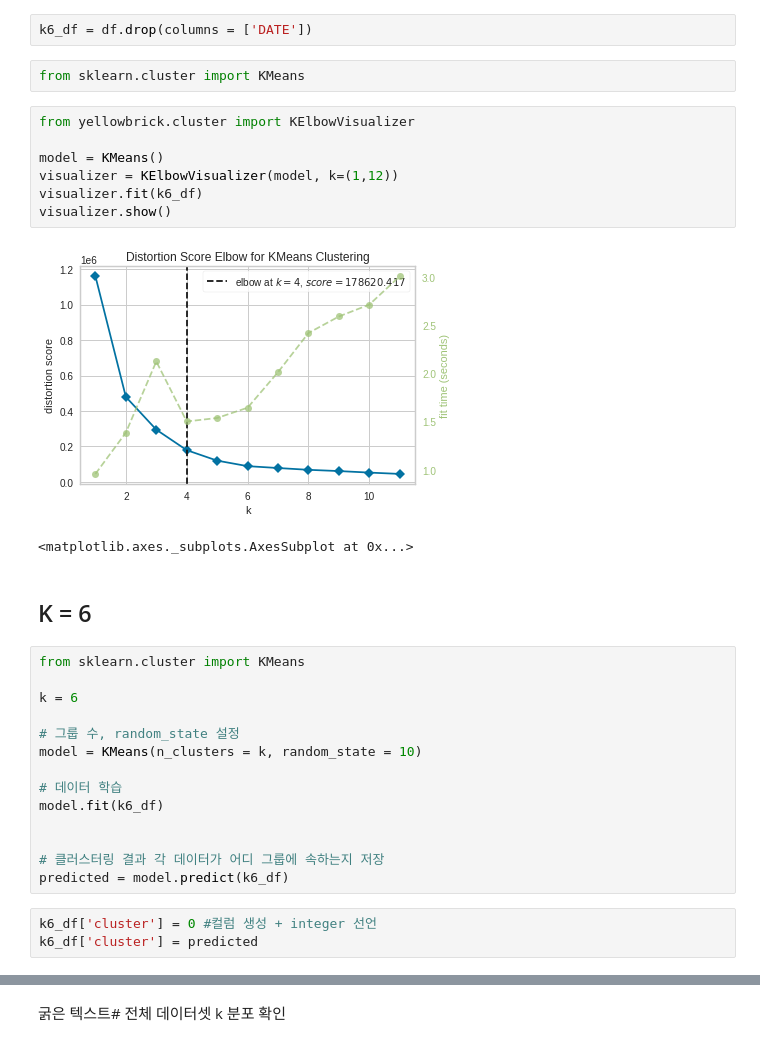
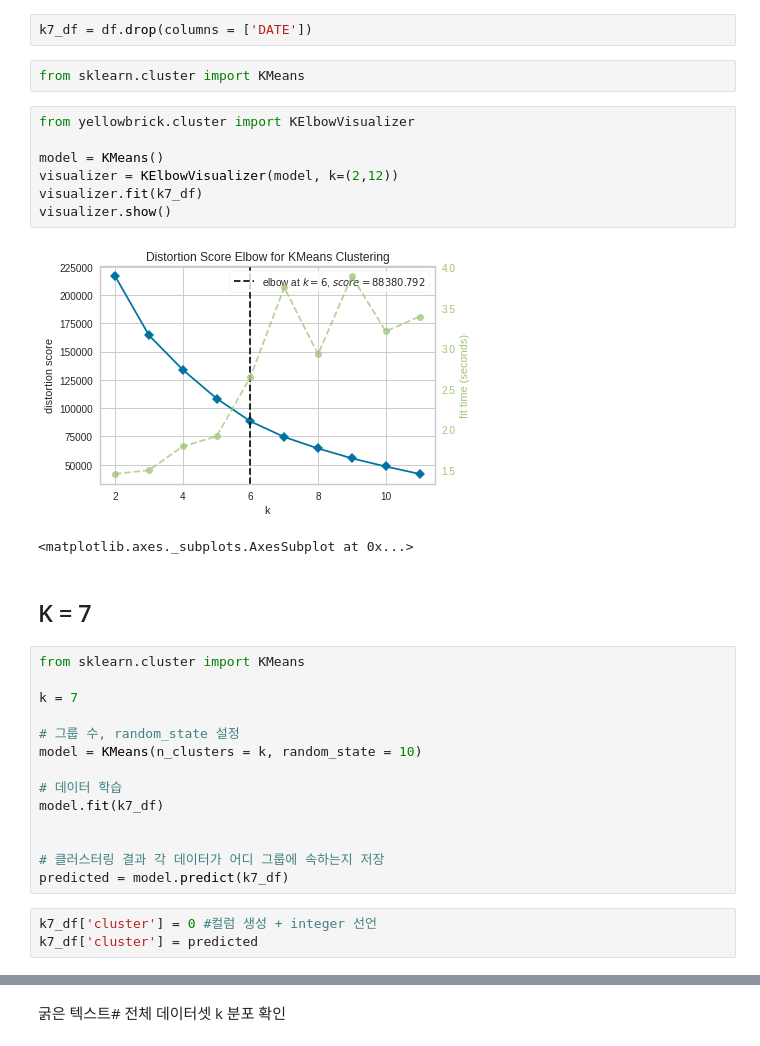
Before and after one commit to ddaddaradda/DL, a Jupyter notebook: k_means_cluster_v3.ipynb, the cells around one changed output, grey strips where cells are left out. Saved outputs shown, nothing was run; the diff lists cells and outputs as text.

```diff
--- a/k_means_cluster_v3.ipynb
+++ b/k_means_cluster_v3.ipynb
@@ -90,35 +90,35 @@ df.head()
 # %% [markdown]
 ## KElbowVisualizer
 # %%
-k6_df = df.drop(columns = ['DATE'])
+k7_df = df.drop(columns = ['DATE'])
 # %%
 from sklearn.cluster import KMeans
 # %%
 from yellowbrick.cluster import KElbowVisualizer
 
 model = KMeans()
-visualizer = KElbowVisualizer(model, k=(1,12))
-visualizer.fit(k6_df)
+visualizer = KElbowVisualizer(model, k=(2,12))
+visualizer.fit(k7_df)
 visualizer.show()
 # %% [output]
-[figure, old version]
+[figure, new version]
 <matplotlib.axes._subplots.AxesSubplot at 0x...>
 # %% [markdown]
-## K = 6
+## K = 7
 # %%
 from sklearn.cluster import KMeans
 
-k = 6
+k = 7
 
 # 그룹 수, random_state 설정
 model = KMeans(n_clusters = k, random_state = 10)
 
 # 데이터 학습
-model.fit(k6_df)
+model.fit(k7_df)
 
 
 # 클러스터링 결과 각 데이터가 어디 그룹에 속하는지 저장
-predicted = model.predict(k6_df)
+predicted = model.predict(k7_df)
 # %%
-k6_df['cluster'] = 0 #컬럼 생성 + integer 선언
-k6_df['cluster'] = predicted
+k7_df['cluster'] = 0 #컬럼 생성 + integer 선언
+k7_df['cluster'] = predicted
```
Also changed, not shown: parts of 11 cells of this notebook.
